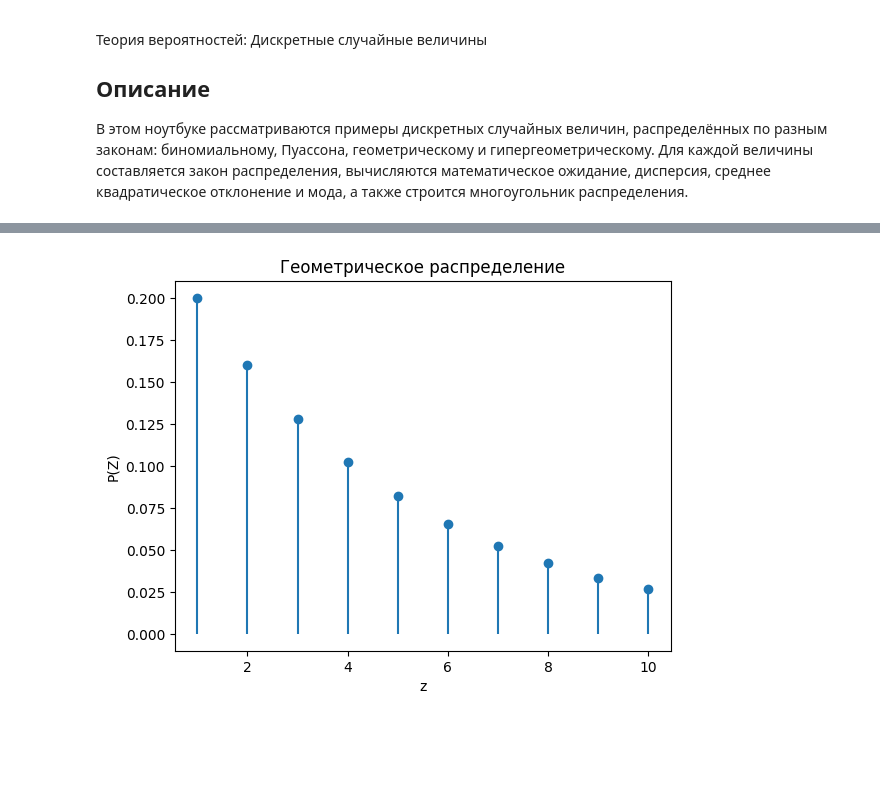
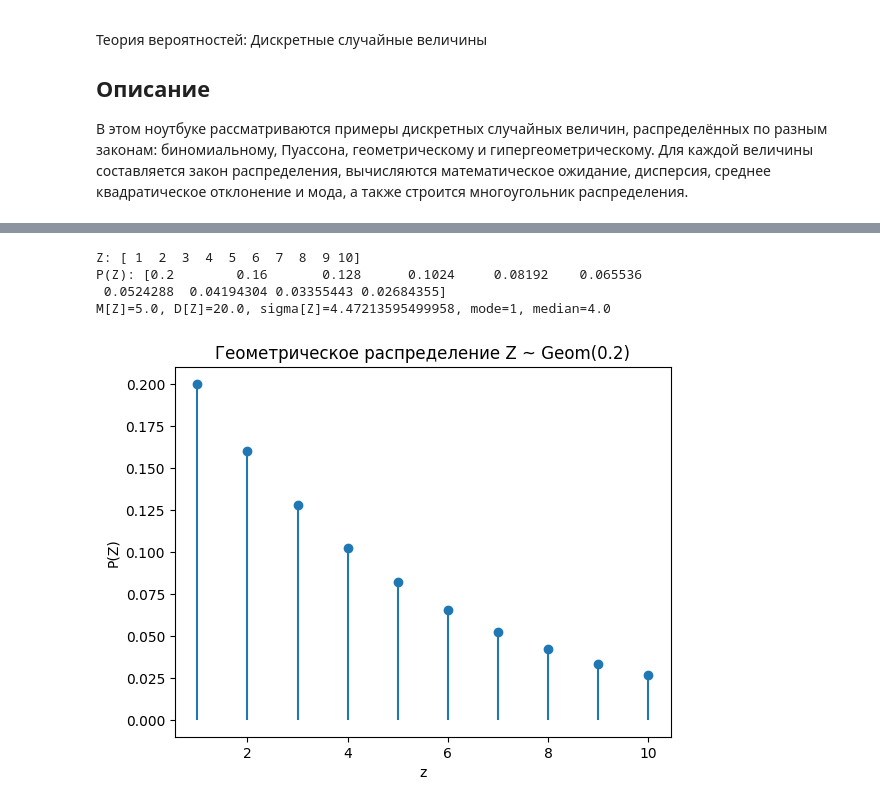
Before and after one commit to MaluckowD/Probability_Theory, a Jupyter notebook: Законы распределения дискретных случайных величин/task.ipynb, the cells around one changed output, grey strips where cells are left out. Cells and saved outputs as stored; diff of their text form; code cells hidden in the pictures; blank space fills up the shorter version.

```diff
--- a/Законы распределения дискретных случайных величин/task.ipynb
+++ b/Законы распределения дискретных случайных величин/task.ipynb
@@ -97,16 +126,32 @@ $$
 # %%
 p_geom = 0.2
 z = np.arange(1, 11)
 pmf_geom = geom.pmf(z, p_geom)
 
 
+mean_geom = geom.mean(p_geom)
+var_geom = geom.var(p_geom)
+std_geom = geom.std(p_geom)
+mode_geom = 1
+median_geom = geom.median(p_geom)
+
+
+print(f"Z: {z}")
+print(f"P(Z): {pmf_geom}")
+print(f"M[Z]={mean_geom}, D[Z]={var_geom}, sigma[Z]={std_geom}, mode={mode_geom}, median={median_geom}")
+
+
 plt.stem(z, pmf_geom, basefmt=' ')
 plt.xlabel('z')
 plt.ylabel('P(Z)')
-plt.title('Геометрическое распределение')
+plt.title('Геометрическое распределение Z ~ Geom(0.2)')
 plt.show()
 # %% [output]
+Z: [ 1  2  3  4  5  6  7  8  9 10]
+P(Z): [0.2        0.16       0.128      0.1024     0.08192    0.065536
+ 0.0524288  0.04194304 0.03355443 0.02684355]
+M[Z]=5.0, D[Z]=20.0, sigma[Z]=4.47213595499958, mode=1, median=4.0
-[figure, old version]
+[figure, new version]
 # %% [markdown]
 ## 4. Гипергеометрическое распределение
 ### Пример задачи
```
Also changed, not shown: parts of 7 cells of this notebook, 2 other files.
